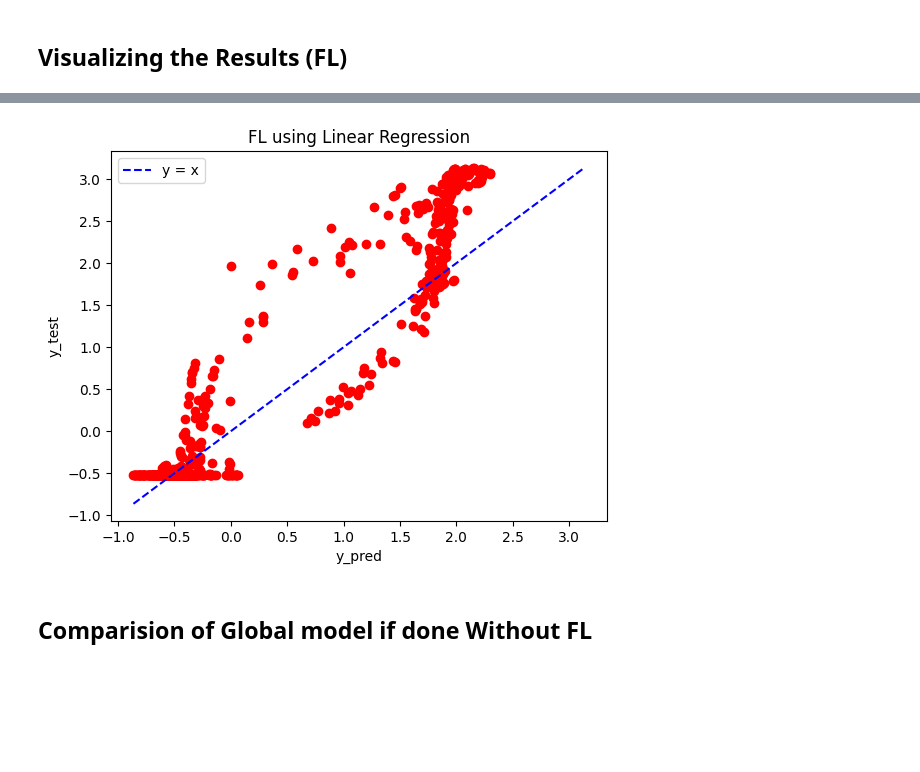
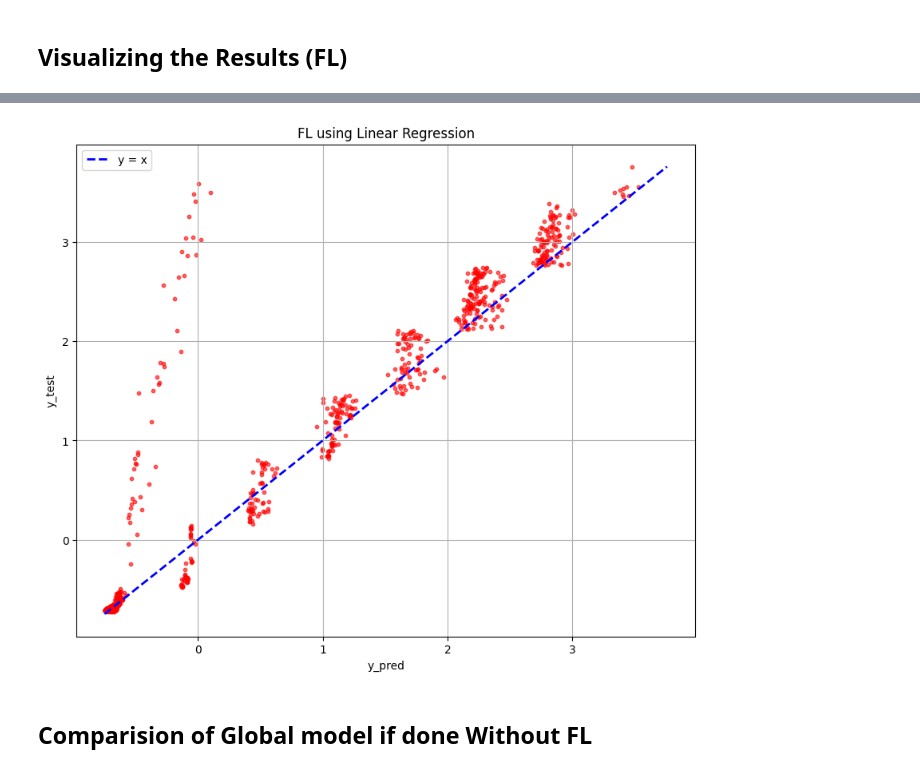
Before and after one commit to prajwalandysam/FYP-Group-3, a Jupyter notebook: Eval2.ipynb, the cells around one changed output, grey strips where cells are left out. Cells and saved outputs as stored; diff of their text form; code cells hidden in the pictures; blank space fills up the shorter version.

```diff
--- a/Eval2.ipynb
+++ b/Eval2.ipynb
@@ -52,7 +126,7 @@ Feature Scaling
 scaler = StandardScaler()
 
 
-X_train[:, 1:7] = scaler.fit_transform(X_train[:, 1:7]).astype('float64')
+X_train[:, :7] = scaler.fit_transform(X_train[:, :7]).astype('float64')
 
 
 print(X_train)
@@ -128,9 +218,9 @@ def federated_averaging(models):
 # Function to train the local model on each node's data
 def train_local_model(data):
 
-    y = data[:, 11]   # Target (Usage_kWh)
+    y = data[:, 9]   # Target (Usage_kWh)
 
-    X = np.concatenate((data[:, :11], data[:, 12:]), axis=1)
+    X = np.concatenate((data[:, :9], data[:, 10:]), axis=1)
     model = LinearRegression()
     model.fit(X, y)
     return model
@@ -155,8 +245,8 @@ for iteration in range(3):
         local_models.append(local_model)
 
         # Evaluate the local model
-        y_pred = local_model.predict(np.concatenate((node_subset[:, :11], node_subset[:, 12:]), axis=1))
-        mse = mean_squared_error(node_subset[:, 11], y_pred)
+        y_pred = local_model.predict(np.concatenate((node_subset[:, :9], node_subset[:, 10:]), axis=1))
+        mse = mean_squared_error(node_subset[:, 9], y_pred)
         print(f"  Node {i + 1} - MSE: {mse:.4f}")
 
     # Aggregate the local model updates using Federated Averaging
@@ -191,11 +281,11 @@ Final Evaluation of our Global model
 # Final Evaluation (Optional): Use some test data for evaluation
 test_data = node_data[0][:1460]  # Example: Using first 1460 rows from node 1 as test data
 
+print(test_data)
 
-
-y_test = test_data[:, 11]   # Target (Usage_kWh)
+y_test = test_data[:, 9]   # Target (Usage_kWh)
     # Select all columns except the 12th column using slicing
-X_test= np.concatenate((test_data[:, :11], test_data[:, 12:]), axis=1)
+X_test= np.concatenate((test_data[:, :9], test_data[:, 10:]), axis=1)
 
 df=pd.DataFrame(y_test)
 df.to_csv('test_data.csv', index=False, header=True)
@@ -234,21 +329,44 @@ plt.show()
 # %%
 
-# Scatter plot of predictions vs actual values
-plt.scatter(y_pred, y_test, color='red')
+# # Scatter plot of predictions vs actual values
+# plt.scatter(y_pred, y_test, color='red')
 
-# Plot y=x line
-min_val = min(min(y_pred), min(y_test))
-max_val = max(max(y_pred), max(y_test))
-plt.plot([min_val, max_val], [min_val, max_val], color='blue', linestyle='--', label='y = x')
+# # Plot y=x line
+# min_val = min(min(y_pred), min(y_test))
+# max_val = max(max(y_pred), max(y_test))
+# plt.plot([min_val, max_val], [min_val, max_val], color='blue', linestyle='--', label='y = x')
 
-# Adding title and labels
-plt.title("FL using Linear Regression")
-plt.xlabel('y_pred')
-plt.ylabel('y_test')
-plt.legend()  # Show the legend
-plt.show()
+# # Adding title and labels
+# plt.title("FL using Linear Regression")
+# plt.xlabel('y_pred')
+# plt.ylabel('y_test')
+# plt.legend()  # Show the legend
+# plt.show()
-# %% [output]
-[figure, removed]
+# %%
+import matplotlib.pyplot as plt
+
+# Increase figure size for better readability
+plt.figure(figsize=(10, 8))
+
+# Scatter plot with smaller markers and added transparency
+plt.scatter(y_pred, y_test, color='red', s=10, alpha=0.6)
+
+# Plot y=x line with increased thickness for clarity
+min_val = min(min(y_pred), min(y_test))
+max_val = max(max(y_pred), max(y_test))
+plt.plot([min_val, max_val], [min_val, max_val], color='blue', linestyle='--', linewidth=2, label='y = x')
+
+# Adding title and labels
+plt.title("FL using Linear Regression")
+plt.xlabel('y_pred')
+plt.ylabel('y_test')
+plt.legend()  # Show the legend
+plt.grid(True)  # Add a grid for easier reading
+
+# Show the plot
+plt.show()
+# %% [output]
+[figure, added]
 # %% [markdown]
 ## Comparision of Global model if done Without FL
 # %%
```
Also changed, not shown: parts of 24 cells of this notebook, 6 other files.
